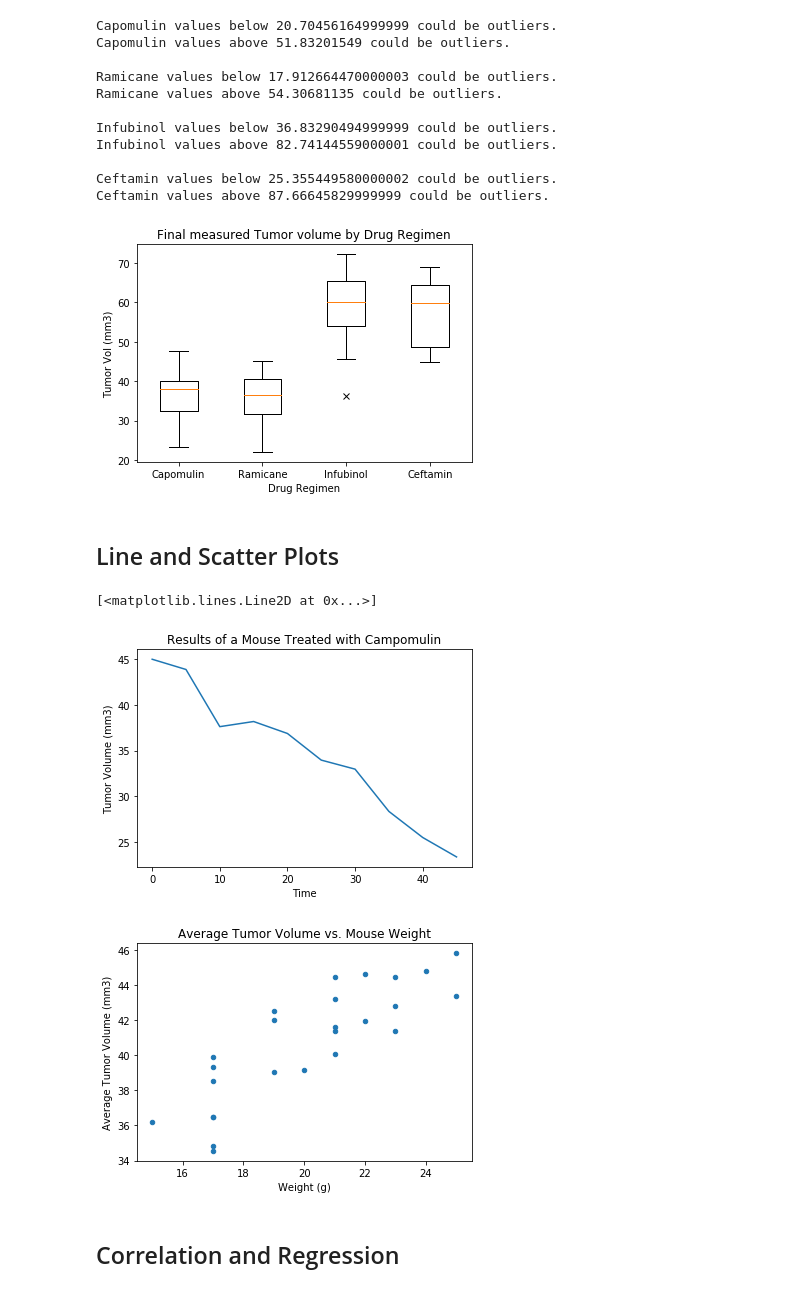
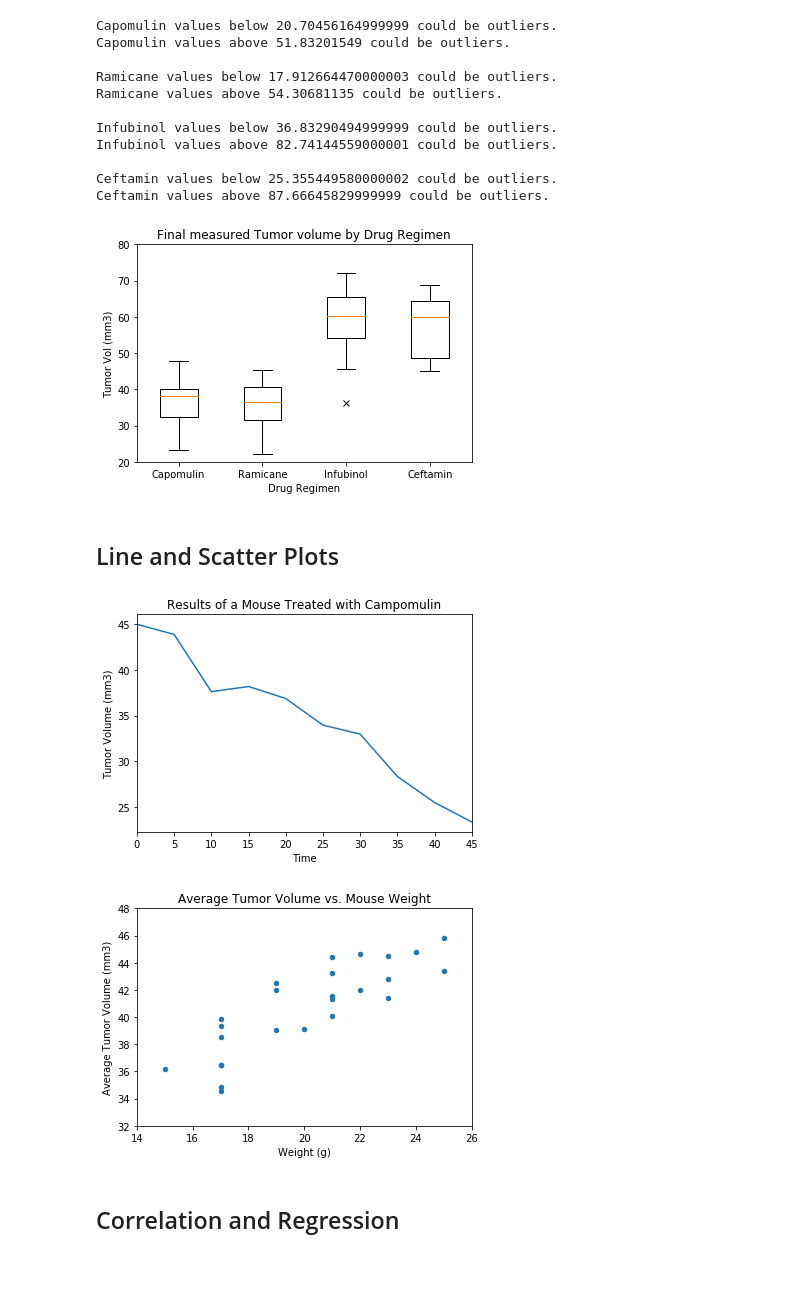
Before and after one commit to tnguyen0306/Matplotlib-The-Power-of-Plots, a Jupyter notebook: pymaceuticals_starter.ipynb, the cells around one changed output. Cells and saved outputs as stored; diff of their text form; code cells hidden in the pictures.

```diff
--- a/pymaceuticals_starter.ipynb
+++ b/pymaceuticals_starter.ipynb
@@ -274,10 +278,10 @@ ax1.set_xlabel('Drug Regimen')
 ax1.set_ylabel('Tumor Vol (mm3)')
 ax1.boxplot(tumor_vol, notch=0, sym='x')
 plt.xticks([1,2,3,4], drug_list)
-
+plt.ylim(20, 80)
 plt.show()
 # %% [output]
-[figure, old version]
+[figure, new version]
 # %% [markdown]
 ## Line and Scatter Plots
 # %%
@@ -290,22 +294,25 @@ plt.title('Results of a Mouse Treated with Campomulin')
 plt.xlabel('Time')
 plt.ylabel('Tumor Volume (mm3)')
 plt.plot(capomulin_mouse['Timepoint'], capomulin_mouse['Tumor Volume (mm3)'])
+plt.xlim(0, 45)
+plt.show()
 # %% [output]
-[<matplotlib.lines.Line2D at 0x...>]
-[figure, old version]
+[figure, new version]
 # %%
 # Generate a scatter plot of average tumor volume vs. mouse weight for the Capomulin regimen
 weight_data = capomulin_data.loc[:, ['Mouse ID', 'Weight (g)', 'Tumor Volume (mm3)']]
 avg_weight_data = pd.DataFrame(weight_data.groupby(['Mouse ID', 'Weight (g)'])['Tumor Volume (mm3)'].mean()).reset_index()
 #avg_weight_data = weight_data.rename(columns={"Tumor Volume (mm3)": "Average Volume"})
 avg_weight_data.plot(kind='scatter',
                      x='Weight (g)',
                      y='Tumor Volume (mm3)',
                      title='Average Tumor Volume vs. Mouse Weight')
 plt.ylabel('Average Tumor Volume (mm3)')
+plt.ylim(32, 48)
+plt.xlim(14, 26)
 plt.show()
 # %% [output]
-[figure, old version]
+[figure, new version]
 # %% [markdown]
 ## Correlation and Regression
 # %%
```
Also changed, not shown: parts of 7 cells of this notebook.
